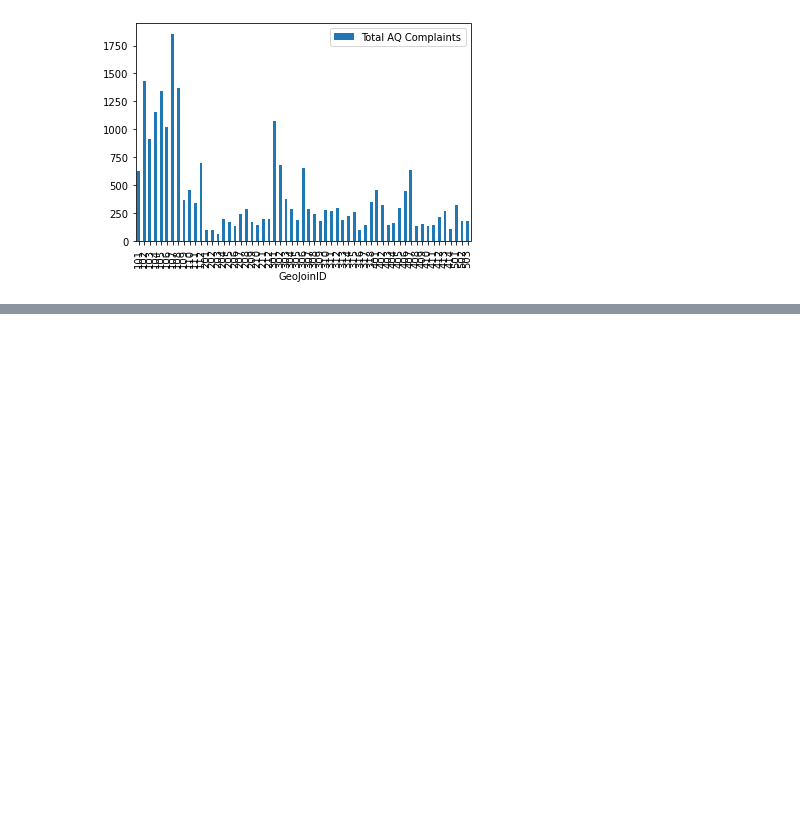
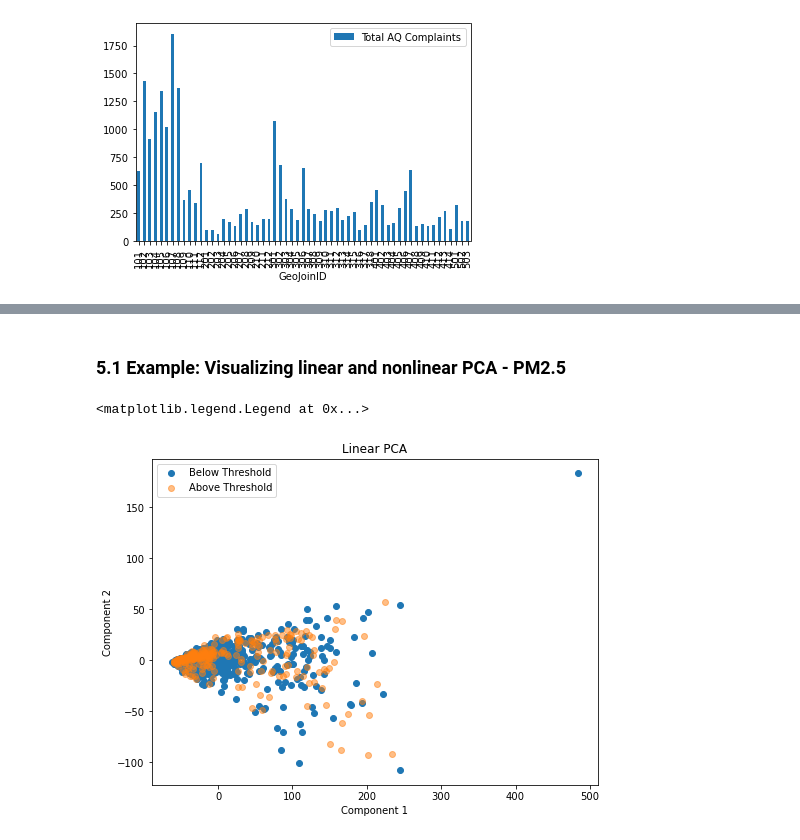
Before and after one commit to amaqals/CUSP2021ADS-Team, a Jupyter notebook: Hypothesis_1.ipynb, the cells around one changed output, grey strips where cells are left out. Cells and saved outputs as stored; diff of their text form; code cells hidden in the pictures; blank space fills up the shorter version.

```diff
--- a/Hypothesis_1.ipynb
+++ b/Hypothesis_1.ipynb
@@ -838,0 +951,20 @@ for pollutant in pollutant_dict:
+# %% [markdown]
+### 5.1 Example: Visualizing linear and nonlinear PCA - PM2.5
+# %%
+#Note: test below, visualizing different linear and nonlinear kernels (rbf, poly and sigmoid) for pm2.5
+
+X = file_pm25.iloc[:,12:-1]
+y = file_pm25.iloc[:,-1]
+plt.figure(figsize=(8,6))
+pca = PCA(n_components = 10)
+X_pca = pca.fit_transform(X)
+
+plt.title("Linear PCA")
+plt.scatter(X_pca[y==0, 0], X_pca[y==0, 1], alpha=1, label='Below Threshold')
+plt.scatter(X_pca[y==1, 0], X_pca[y==1, 1], alpha=0.5, label='Above Threshold')
+plt.xlabel("Component 1")
+plt.ylabel("Component 2")
+plt.legend()
+# %% [output]
+<matplotlib.legend.Legend at 0x...>
+[figure, added]
```
Also changed, not shown: parts of 59 cells of this notebook.
